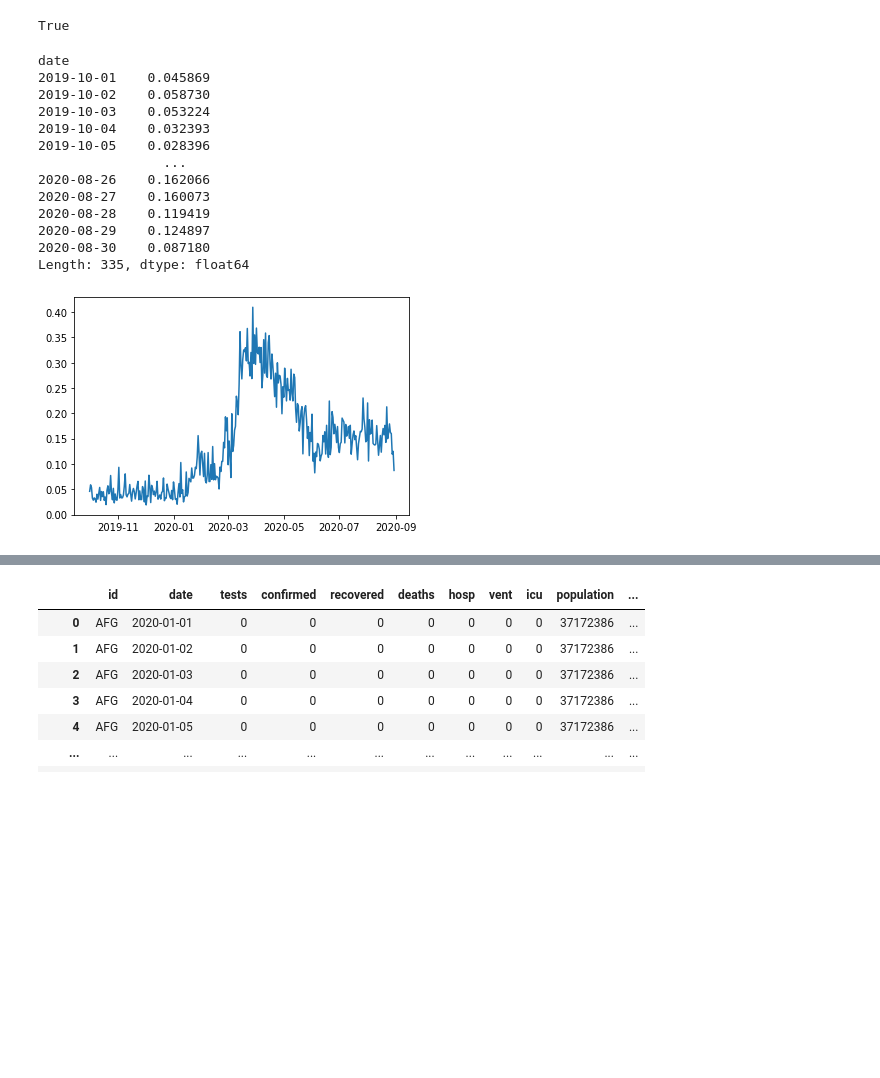
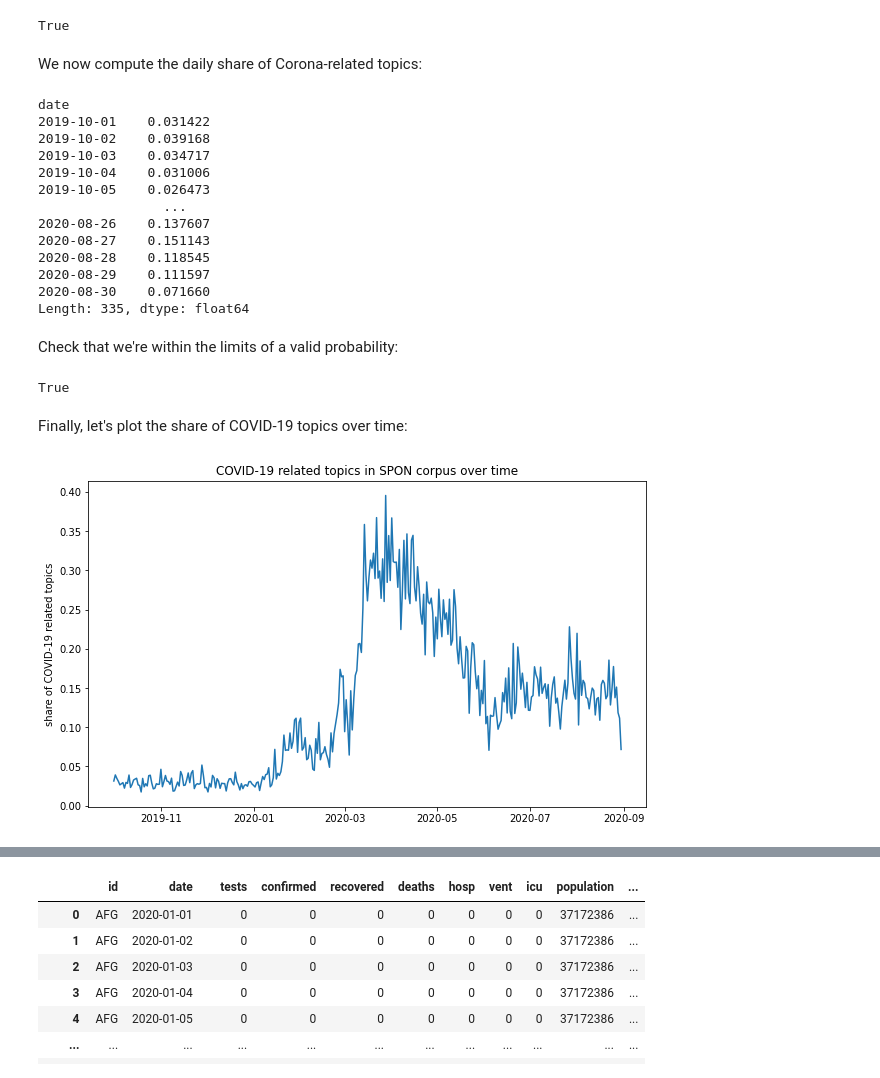
Before and after one commit to WZBSocialScienceCenter/tm_corona, a Jupyter notebook: tm_analysis.ipynb, the cells around one changed output, grey strips where cells are left out. Drawn from its saved outputs; the diff is of its cells as text; code cells hidden in the pictures; blank space fills up the shorter version.

```diff
--- a/tm_analysis.ipynb
+++ b/tm_analysis.ipynb
@@ -6,6 +18,10 @@ pd.options.display.max_rows = 180
 # %%
 from tmtoolkit.utils import unpickle_file
 
-models = unpickle_file('data/tm_final_results.pickle')
-models
+ldamodel = unpickle_file('data/tm_final_k180_eta0.7.pickle')
+
+doc_topic = ldamodel.doc_topic_
+topic_word = ldamodel.topic_word_
+
+doc_topic.shape, topic_word.shape
 # %% [output]
@@ -116,9 +141,9 @@ fig;
 from tmtoolkit.topicmod.model_stats import topic_word_relevance
 from tmtoolkit.bow.bow_stats import doc_lengths
 
-doc_lengths = doc_lengths(dtm)
+doclengths = doc_lengths(dtm)
 
-topic_word_rel = topic_word_relevance(topic_word, doc_topic, doc_lengths, lambda_=0.6)
+topic_word_rel = topic_word_relevance(topic_word, doc_topic, doclengths, lambda_=0.6)
 topic_word_rel
 # %% [output]
 array([[-6.56622682, -6.47633154, -6.48707646, ..., -6.72499435,
@@ -161,5 +192,5 @@ manually identified in `output/tm_final_k180_eta0.7_tw_relevance.xlsx`:
 nonsensical_topics = np.array([7, 8, 46, 47, 61, 63, 64, 74, 78, 80,
                                93, 94, 97, 111, 113, 122, 124, 129,
                                139, 159, 170]) - 1
-covid19_topics = np.array([13, 24, 28, 35, 50, 76, 90, 106, 108, 126,
+covid19_topics = np.array([13, 24, 28, 35, 50, 76, 90, 108, 126,
                            131, 135, 152, 155, 168, 180]) - 1
@@ -247,9 +333,9 @@ array([0.0069487 , 0.01105691, 0.00979545, ..., 0.01371037, 0.04933051,
 # %%
 docs_covid19 = pd.DataFrame({
     'label': doc_labels,
-    'date': np.array([corpusmeta[d]['pub_date'] for d in doc_labels], dtype='datetime64'),
-    'length': doc_lengths,
-    'marginal_covid19': np.sum(doc_topic[:, covid19_topics], axis=1)
+    'date': doc_dates,
+    'length': doclengths,
+    'marginal_covid19': marg_covid19
 })
 docs_covid19
 # %% [output]
@@ -303,27 +397,39 @@ docs_covid19
 np.allclose(docs_covid19.groupby('date').weight.sum(), 1.0)
 # %% [output]
 True
+# %% [markdown]
+We now compute the daily share of Corona-related topics:
 # %%
 ts_covid19topics = docs_covid19.groupby('date').apply(lambda g: (g.weight * g.marginal_covid19).sum())
 ts_covid19topics
 # %% [output]
 date
-2019-10-01    0.045869
-2019-10-02    0.058730
-2019-10-03    0.053224
-2019-10-04    0.032393
-2019-10-05    0.028396
+2019-10-01    0.031422
+2019-10-02    0.039168
+2019-10-03    0.034717
+2019-10-04    0.031006
+2019-10-05    0.026473
                 ...
-2020-08-26    0.162066
-2020-08-27    0.160073
-2020-08-28    0.119419
-2020-08-29    0.124897
-2020-08-30    0.087180
+2020-08-26    0.137607
+2020-08-27    0.151143
+2020-08-28    0.118545
+2020-08-29    0.111597
+2020-08-30    0.071660
 Length: 335, dtype: float64
+# %% [markdown]
+Check that we're within the limits of a valid probability:
+# %%
+np.all((0 <= ts_covid19topics) & (ts_covid19topics <= 1))
+# %% [output]
+True
+# %% [markdown]
+Finally, let's plot the share of COVID-19 topics over time:
 # %%
-fig, ax = plt.subplots()
+fig, ax = plt.subplots(figsize=(10, 6))
 
 ax.plot(ts_covid19topics.index, ts_covid19topics)
+ax.set_ylabel('share of COVID-19 related topics')
+ax.set_title('COVID-19 related topics in SPON corpus over time')
 fig;
 # %% [output]
-[figure, old version]
+[figure, new version]
```
Also changed, not shown: parts of 77 cells of this notebook, 3 other files.
